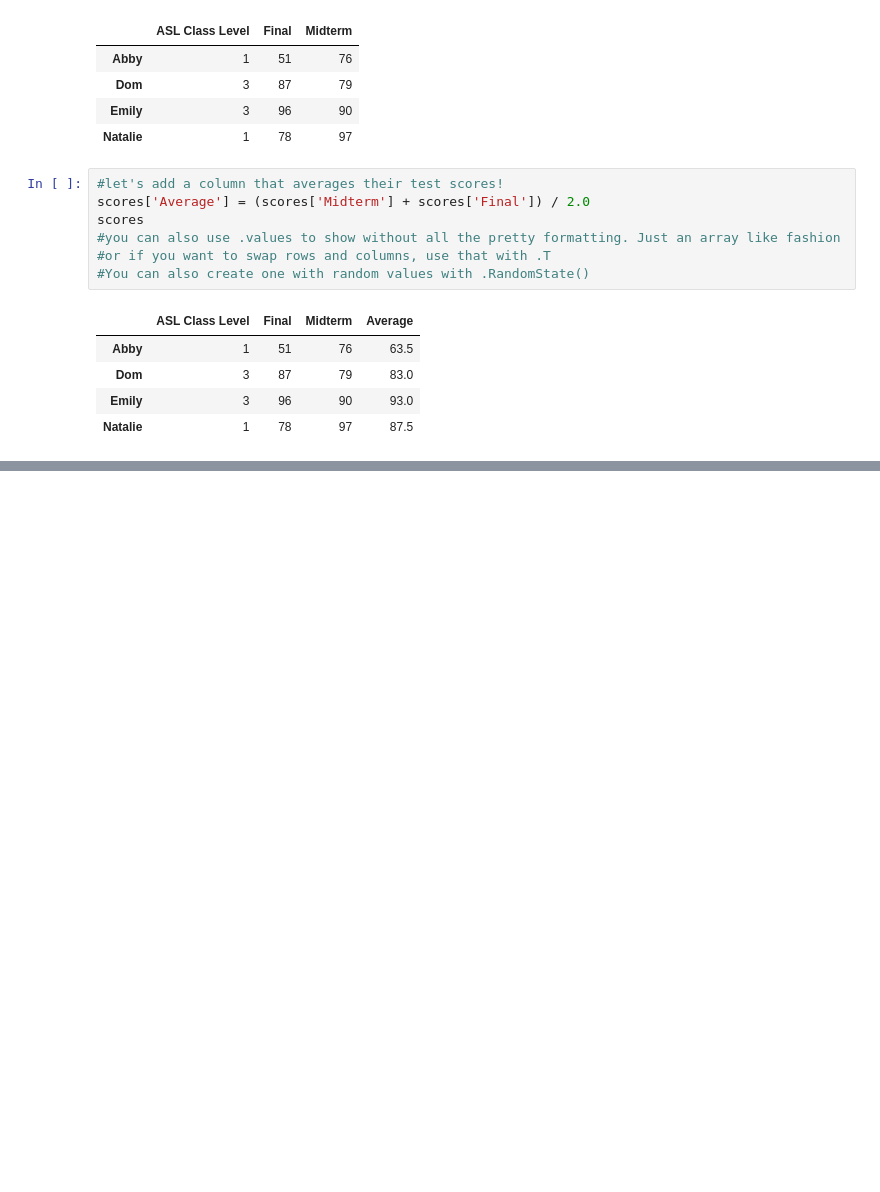
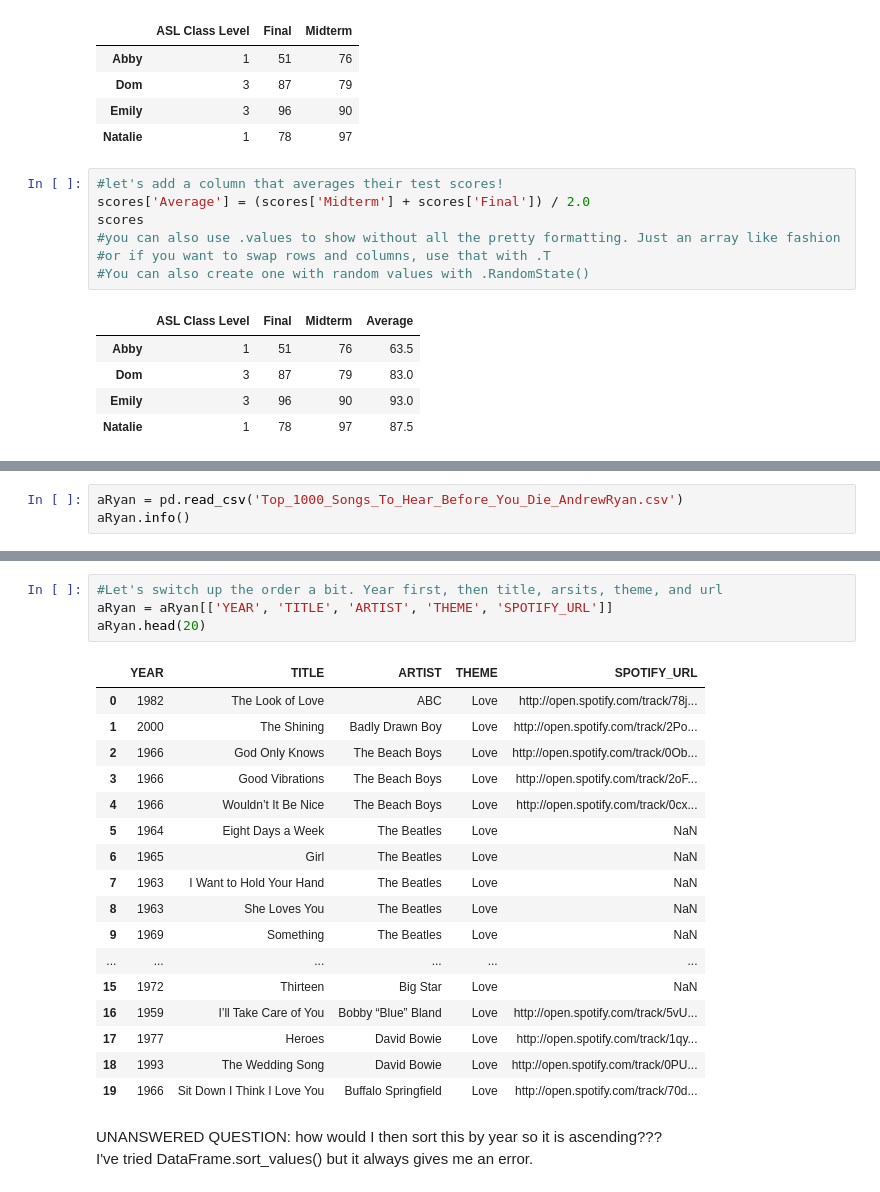
Before and after one commit to mmj32/Class-Practice-Repo, a Jupyter notebook: todo3/panda_notes_margaret.ipynb, the cells around one changed output, grey strips where cells are left out. Cells and saved outputs as stored; diff of their text form; blank space fills up the shorter version.

```diff
--- a/todo3/panda_notes_margaret.ipynb
+++ b/todo3/panda_notes_margaret.ipynb
@@ -151,0 +226,3 @@ scores
+# %%
+aRyan = pd.read_csv('Top_1000_Songs_To_Hear_Before_You_Die_AndrewRyan.csv')
+aRyan.info()
@@ -151,0 +249,25 @@ scores
+# %%
+#Let's switch up the order a bit. Year first, then title, arsits, theme, and url
+aRyan = aRyan[['YEAR', 'TITLE', 'ARTIST', 'THEME', 'SPOTIFY_URL']]
+aRyan.head(20)
+# %% [output]
+|  | YEAR | TITLE | ARTIST | THEME | SPOTIFY_URL |
+| 0 | 1982 | The Look of Love | ABC | Love | http://open.spotify.com/track/78j... |
+| 1 | 2000 | The Shining | Badly Drawn Boy | Love | http://open.spotify.com/track/2Po... |
+| 2 | 1966 | God Only Knows | The Beach Boys | Love | http://open.spotify.com/track/0Ob... |
+| 3 | 1966 | Good Vibrations | The Beach Boys | Love | http://open.spotify.com/track/2oF... |
+| 4 | 1966 | Wouldn’t It Be Nice | The Beach Boys | Love | http://open.spotify.com/track/0cx... |
+| 5 | 1964 | Eight Days a Week | The Beatles | Love | NaN |
+| 6 | 1965 | Girl | The Beatles | Love | NaN |
+| 7 | 1963 | I Want to Hold Your Hand | The Beatles | Love | NaN |
+| 8 | 1963 | She Loves You | The Beatles | Love | NaN |
+| 9 | 1969 | Something | The Beatles | Love | NaN |
+| ... | ... | ... | ... | ... | ... |
+| 15 | 1972 | Thirteen | Big Star | Love | NaN |
+| 16 | 1959 | I’ll Take Care of You | Bobby “Blue” Bland | Love | http://open.spotify.com/track/5vU... |
+| 17 | 1977 | Heroes | David Bowie | Love | http://open.spotify.com/track/1qy... |
+| 18 | 1993 | The Wedding Song | David Bowie | Love | http://open.spotify.com/track/0PU... |
+| 19 | 1966 | Sit Down I Think I Love You | Buffalo Springfield | Love | http://open.spotify.com/track/70d... |
+# %% [markdown]
+UNANSWERED QUESTION: how would I then sort this by year so it is ascending???
+I've tried DataFrame.sort_values() but it always gives me an error.
```
Also changed, not shown: parts of 13 cells of this notebook.
